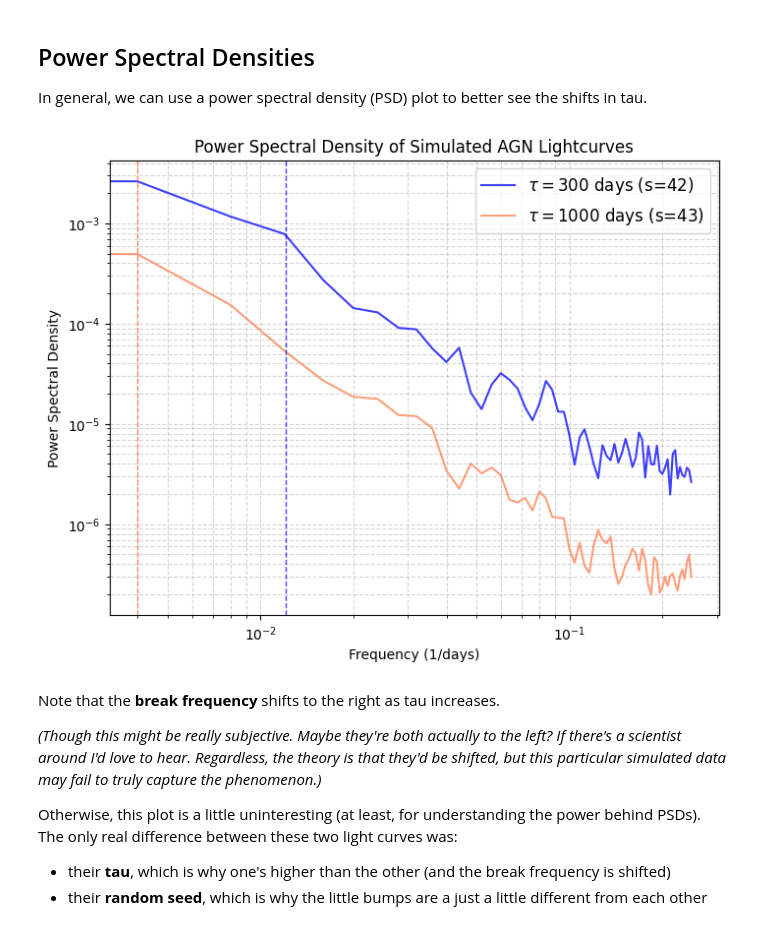
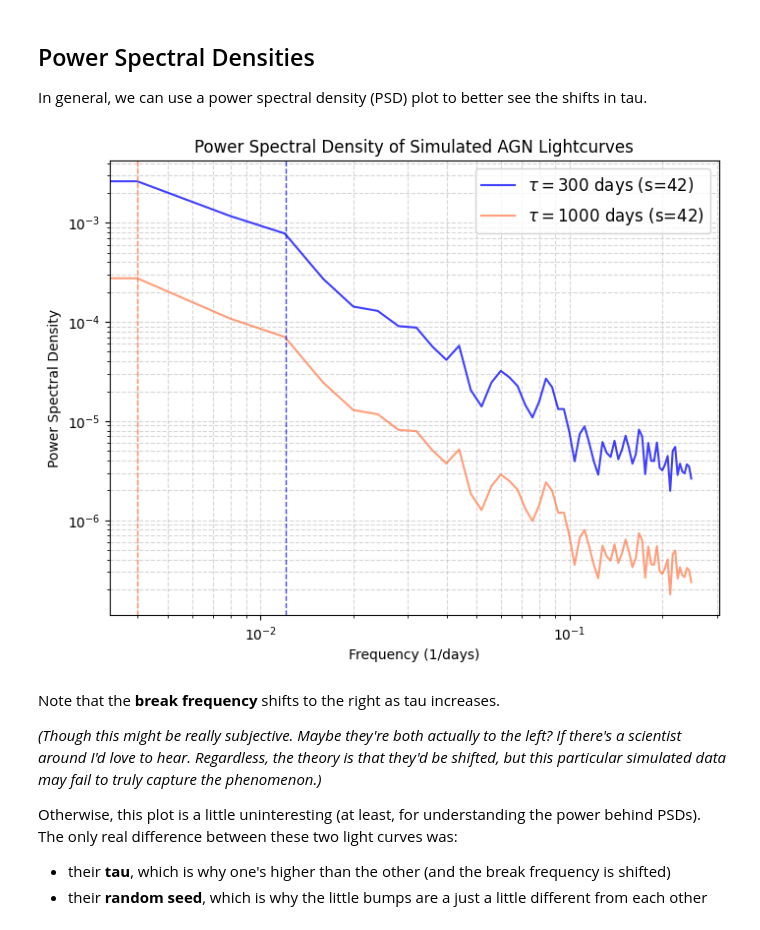
Before and after one commit to lsst-sitcom/linccf, a Jupyter notebook: agn_variability/02-Understanding SFs.ipynb, the cells around one changed output. Cells and saved outputs as stored; diff of their text form; code cells hidden in the pictures.

```diff
--- a/agn_variability/02-Understanding SFs.ipynb
+++ b/agn_variability/02-Understanding SFs.ipynb
@@ -124,28 +124,28 @@ def compute_psd(time, lightcurve, fs=1.0):
 # %%
 plt.figure(figsize=(8, 6))
 
 plt.title("Power Spectral Density of Simulated AGN Lightcurves")
 plt.xlabel("Frequency (1/days)")
 plt.ylabel("Power Spectral Density")
 plt.grid(True, which="both", linestyle="--", alpha=0.5)
 
 # Compute PSDs
-lightcurve_A, lightcurve_B = lightcurve_low_tau, lightcurve_new_seed
+lightcurve_A, lightcurve_B = lightcurve_low_tau, lightcurve_high_tau
 freqs_A, psd_A = compute_psd(time, lightcurve_A)
 freqs_B, psd_B = compute_psd(time, lightcurve_B)
 
 # Plot PSDs
 plt.loglog(freqs_A, psd_A, linestyle='-', color="blue", alpha=0.75, label=r"$\tau = 300$ days (s=42)")
-plt.loglog(freqs_B, psd_B, linestyle='-', color="coral", alpha=0.75, label=r"$\tau = 1000$ days (s=43)")
+plt.loglog(freqs_B, psd_B, linestyle='-', color="coral", alpha=0.75, label=r"$\tau = 1000$ days (s=42)")
 
 # Add vertical lines to mark break frequencies
 plt.axvline(10**-1.92, color="blue", linestyle="dashed", linewidth=1, alpha=0.75)
 plt.axvline(10**-2.4, color="coral", linestyle="dashed", linewidth=1, alpha=0.9)
 
 plt.legend(loc="best", fontsize=12, frameon=True)
 plt.show()
 # %% [output]
-[figure, old version]
+[figure, new version]
 # %% [markdown]
 Note that the **break frequency** shifts to the right as tau increases.
 
```
Also changed, not shown: parts of 6 cells of this notebook.
